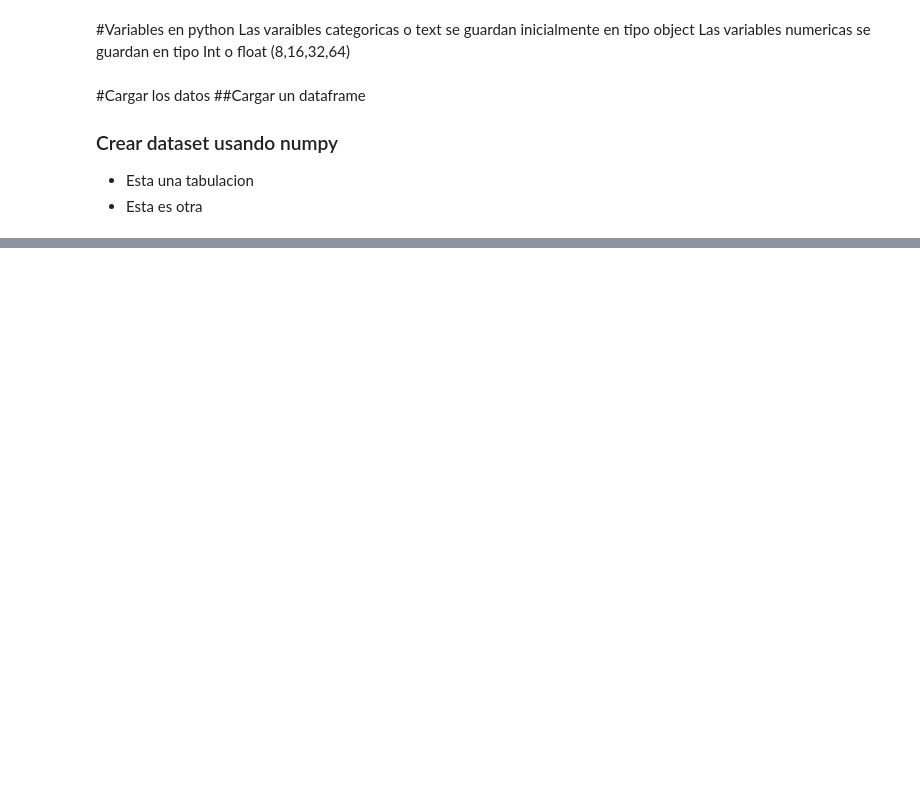
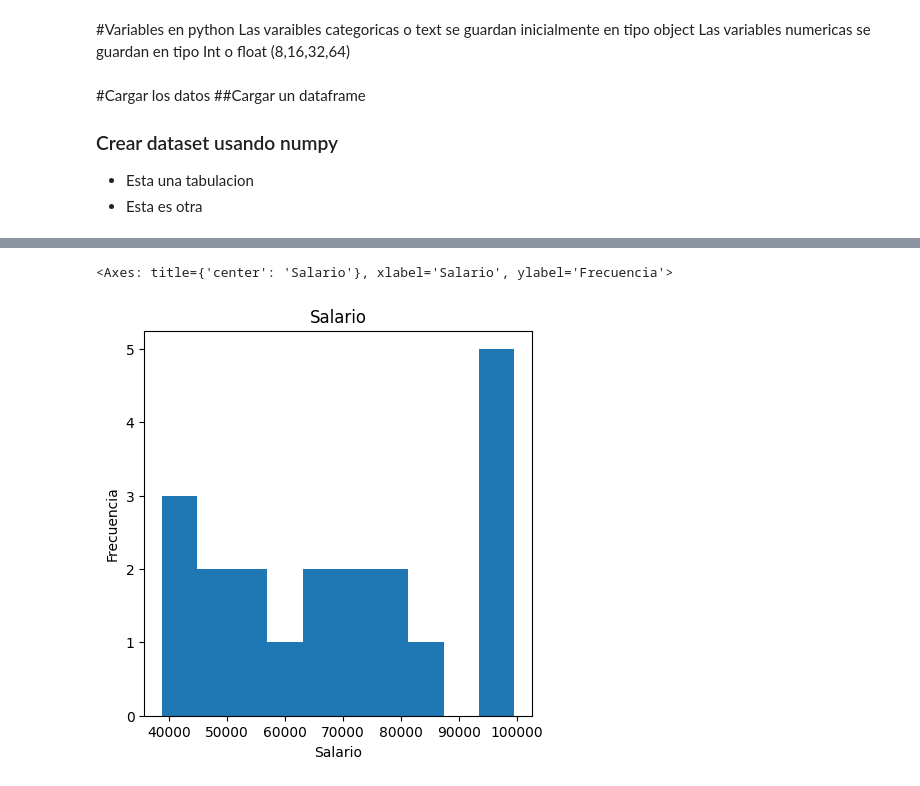
Before and after one commit to adiacla/Curso-Inteligencia-Artificial, a Jupyter notebook: Apuntes_EDA.ipynb, the cells around one changed output, grey strips where cells are left out. Cells and saved outputs as stored; diff of their text form; code cells hidden in the pictures; blank space fills up the shorter version.

```diff
--- a/Apuntes_EDA.ipynb
+++ b/Apuntes_EDA.ipynb
@@ -27,0 +272,5 @@ data = {
+# %%
+df.Salario.plot(kind="hist",title="Salario",figsize=(5,5),ylabel="Frecuencia",xlabel="Salario")
+# %% [output]
+<Axes: title={'center': 'Salario'}, xlabel='Salario', ylabel='Frecuencia'>
+[figure, added]
```
Also changed, not shown: parts of 30 cells of this notebook.
